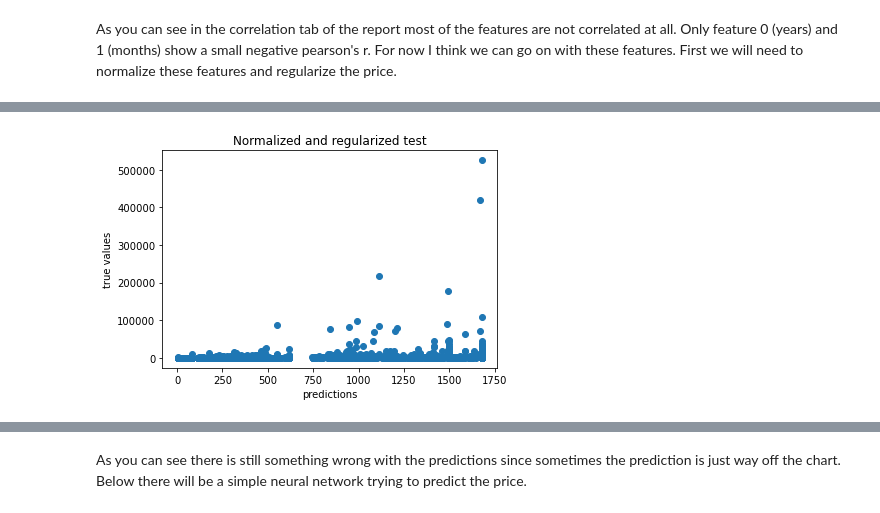
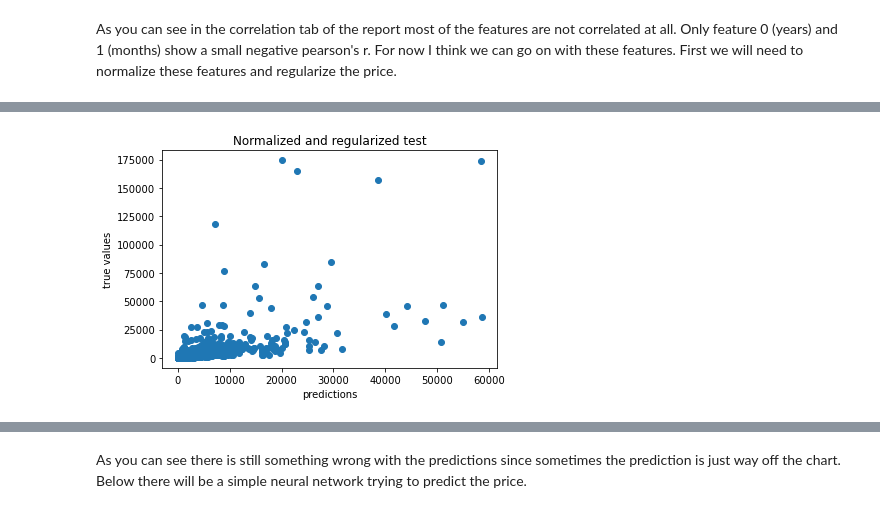
Before and after one commit to Serg99io/Capstone-cryptoart, a Jupyter notebook: capstone notebook.ipynb, the cells around one changed output, grey strips where cells are left out. Drawn from its saved outputs; the diff is of its cells as text; code cells hidden in the pictures.

Commit message:
added multiple models to the code

```diff
--- a/capstone notebook.ipynb
+++ b/capstone notebook.ipynb
@@ -203,21 +467,3 @@ profile.to_widgets()
 VBox(children=(Tab(children=(Tab(children=(GridBox(children=(VBox(children=(GridspecLayout(children=(HTML(valu…
 # %% [markdown]
 As you can see in the correlation tab of the report most of the features are not correlated at all. Only feature 0 (years) and 1 (months) show a small negative pearson's r. For now I think we can go on with these features. First we will need to normalize these features and regularize the price.
-# %%
-from sklearn.preprocessing import normalize
-#normalize
-norm_matrix_basic = normalize(matrix_basic,axis = 0)
-#should I regularize feauture 4 perhaps too?
-#regularize
-reg_ytrue = []
-for i in usd_sales:
-    r = math.log(i +1, 10)
-    reg_ytrue.append(r)
-
-#adding sale value to matrix so shuffling will work.
-count101 = 0
-for i in reg_ytrue:
-    norm_matrix_basic[count101][4] = i
-    count101 = count101 + 1
-lst_feat = [norm_matrix_basic]
-print(norm_matrix_basic)
@@ -238,46 +534,89 @@ print(norm_matrix_basic)
 # %%
+from sklearn.model_selection import train_test_split
+from sklearn.utils import shuffle
+from sklearn.ensemble import RandomForestRegressor
+
+#shuffle and have a certain seed
+
+
+
 for i in lst_feat:
-    np.random.seed(42)
-    np.random.shuffle(i)
 
+    r = shuffle(i, random_state=1311) #70
+
+    print(r[:10,:])
     training = round(len(i[:,1])*0.8)
+    print(training)
     #starts from 10785
     test = training
     #if only the first 3 features are selected than the mse will go down quite a bit but will still
     # be 187496069.25597447.
-    X_train = i[:training, :4]
-    X_test  = i[test:, :4]
-    y_train = i[:training, 4]
-    y_test  = i[test:, 4]
 
-    linreg = LinearRegression().fit(X_train,y_train)
+    X_train = r[:training, :9]
+    X_test  = r[test:, :9]
+    y_train = r[:training, 9]
+    y_test  = r[test:, 9]
+
+    #making two linear models
+
+    #min_max_scaler = MinMaxScaler().fit(X_test)
+
+    #X_norm = min_max_scaler.transform(X_train)
+
+    #X_train, X_test, y_train, y_test = train_test_split(matrix_basic[:5],i[6],test_size=0.2,random_state =27)
+
+    norm = MinMaxScaler()
+    norm.fit(X_test)
+    X_train_norm = norm.transform(X_train)
+
+    # transform testing dataabs
+    X_test_norm = norm.fit_transform(X_test)
+    from scipy.stats import pearsonr
+    #corr, _ = pearsonr(X_train_norm[:,4], y_train)
+    #print('Pearsons correlation: %.3f' % corr)
+
+    fig, ax = plt.subplots()
+    #ax.scatter(X_train[:,4],y_train)
+
+    linreg = LinearRegression()
+    #linreg = RandomForestRegressor(n_estimators=1200, random_state=0)
+    linreg.fit(X_train_norm,y_train)
     #print("score" + str((linreg.score(X_train,y_train))))
 
-    y_pred = linreg.predict(X_test)
+    y_pred = linreg.predict(X_test_norm)
 
     #source https://machinelearningmastery.com/feature-selection-with-real-and-categorical-data/
-    fig, ax = plt.subplots()
+
 
     y_predxreg = []
     y_truexreg = []
 
     #does it go wrong here? # the base of regularization = 10
+    #print(y_pred[:100])
     for j in y_pred:
-        l = 10 ** j - 1
-
+        l = (math.e ** j) - 1
         y_predxreg.append(l)
-
+    #print(y_test[:100])
     for k in y_test:
-        l2 = 10 ** k - 1
+        l2 = (math.e ** k) - 1
 
         y_truexreg.append(l2)
+
     ax.scatter(y_predxreg,y_truexreg)
     ax.set_ylabel("true values")
     ax.set_xlabel("predictions")
     ax.set_title("Normalized and regularized test")
-    from sklearn.metrics import mean_squared_error, r2_score
+    #ax.axis("equal")
+
+    from sklearn.metrics import mean_squared_error, r2_score, mean_squared_log_error
     #the msq is super large, because of a prediction that is of the chart.
-    print("msq = " + str(mean_squared_error(y_truexreg, y_predxreg)))
+    print("msq log error = " + str(mean_squared_log_error(y_truexreg, y_predxreg)))
+    print("msqe = " + str(mean_squared_error(y_truexreg, y_predxreg)))
     print('Coefficient of determination: %.2f'
-      % r2_score(y_test, y_pred))
+      % r2_score(y_truexreg, y_predxreg))
+
+
+
+print(len(y_truexreg))
+#for i in
 # %% [output]
@@ -286,3 +640,3 @@ Coefficient of determination: 0.48
-[figure, old version]
+[figure, new version]
 # %%
 #here you can see the value of test and value.
```
Also changed, not shown: parts of 13 cells of this notebook.
